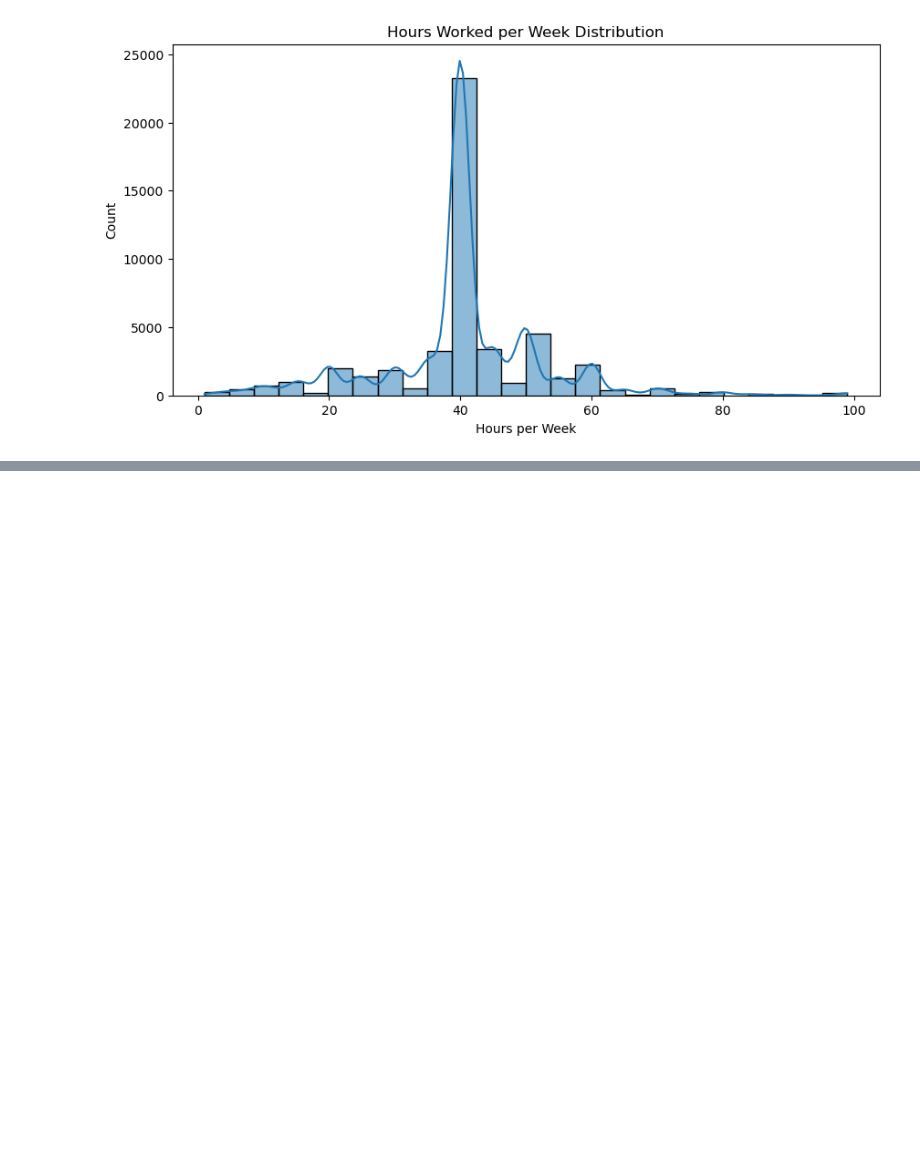
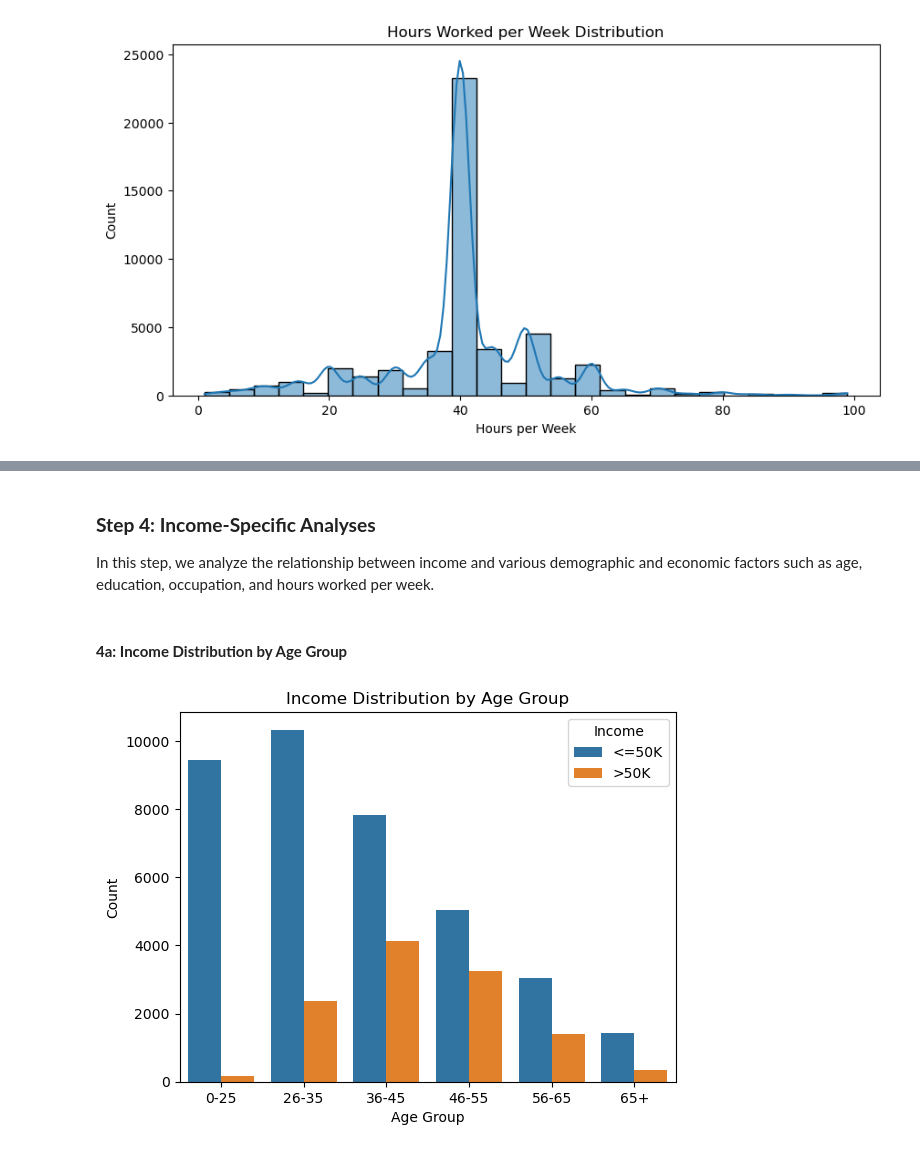
Before and after one commit to Devin-Shrode/Census-Income-Analysis-and-Modeling, a Jupyter notebook: Census_Income_Final.ipynb, the cells around one changed output, grey strips where cells are left out. Drawn from its saved outputs; the diff is of its cells as text; code cells hidden in the pictures; blank space fills up the shorter version.

```diff
--- a/Census_Income.ipynb
+++ b/Census_Income_Final.ipynb
@@ -1039,0 +608,17 @@ Overall, this project demonstrates the potential of machine learning in income p
+# %% [markdown]
+### **Step 4: Income-Specific Analyses**
+
+In this step, we analyze the relationship between income and various demographic and economic factors such as age, education, occupation, and hours worked per week.
+# %% [markdown]
+#### **4a: Income Distribution by Age Group**
+# %%
+# Analyze income distribution among age groups
+df['age_group'] = pd.cut(df['age'], bins=[0, 25, 35, 45, 55, 65, 100], labels=["0-25", "26-35", "36-45", "46-55", "56-65", "65+"])
+sns.countplot(data=df, x='age_group', hue='income')
+plt.title('Income Distribution by Age Group')
+plt.xlabel('Age Group')
+plt.ylabel('Count')
+plt.legend(title='Income')
+plt.show()
+# %% [output]
+[figure, added]
```
Also changed, not shown: parts of 114 cells of this notebook.
